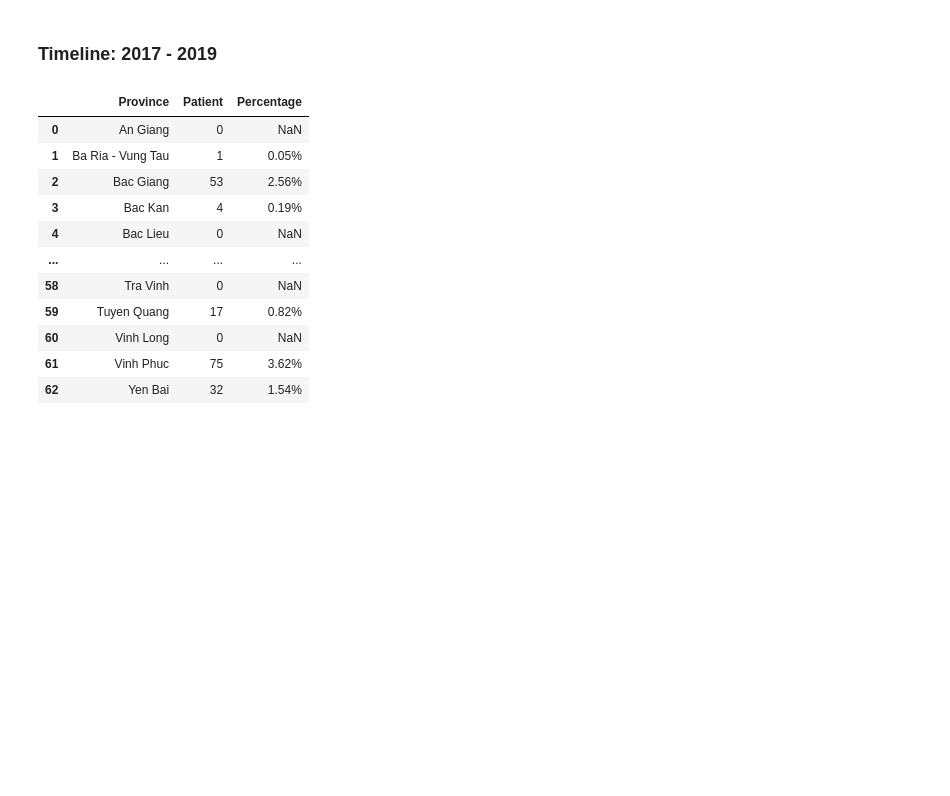
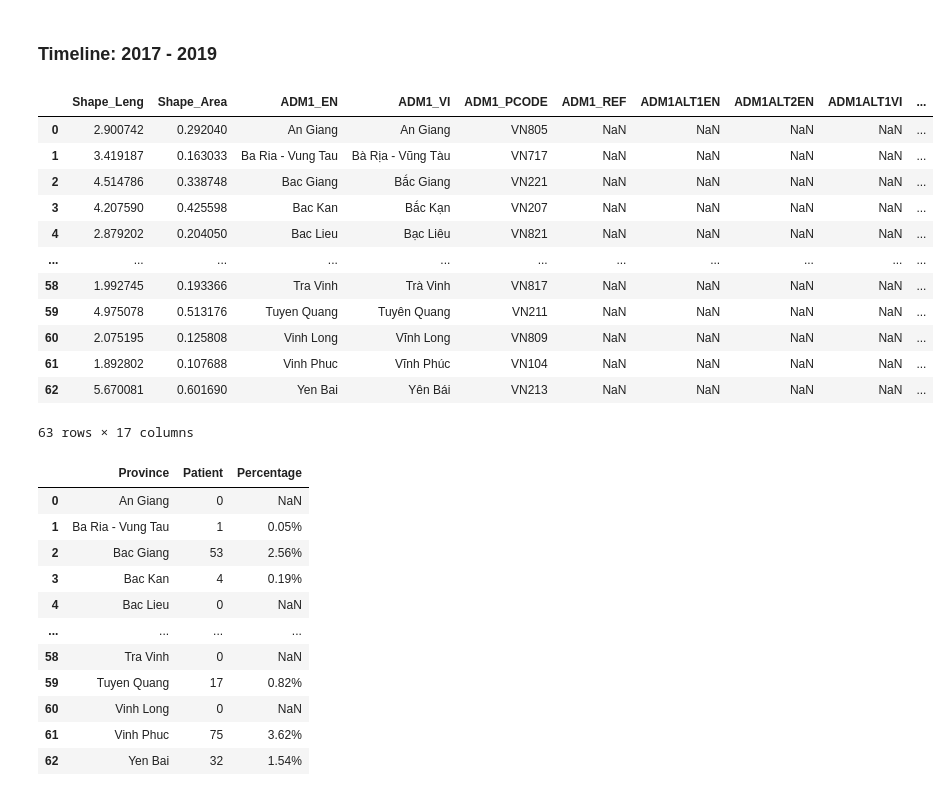
Before and after one commit to hung3a8/nhp-measles-analyse, a Jupyter notebook: Notebooks/Analyze/graph_and_map.ipynb, the cells around one changed output. Drawn from its saved outputs; the diff is of its cells as text; code cells hidden in the pictures; blank space fills up the shorter version.

```diff
--- a/Notebooks/Analyze/graph_and_map.ipynb
+++ b/Notebooks/Analyze/graph_and_map.ipynb
@@ -17,7 +17,22 @@ cmap = cmr.get_sub_cmap('Reds', 0.3, 1)
 # %%
 # Load the data
 df = pd.read_csv('../Data/province_stat.csv')
 gdf = gpd.read_file('../Data/vnm_admbnda_adm1_gov_20201027.shp')
+gdf
+# %% [output]
+|  | Shape_Leng | Shape_Area | ADM1_EN | ADM1_VI | ADM1_PCODE | ADM1_REF | ADM1ALT1EN | ADM1ALT2EN | ADM1ALT1VI | ... |
+| 0 | 2.900742 | 0.292040 | An Giang | An Giang | VN805 | NaN | NaN | NaN | NaN | ... |
+| 1 | 3.419187 | 0.163033 | Ba Ria - Vung Tau | Bà Rịa - Vũng Tàu | VN717 | NaN | NaN | NaN | NaN | ... |
+| 2 | 4.514786 | 0.338748 | Bac Giang | Bắc Giang | VN221 | NaN | NaN | NaN | NaN | ... |
+| 3 | 4.207590 | 0.425598 | Bac Kan | Bắc Kạn | VN207 | NaN | NaN | NaN | NaN | ... |
+| 4 | 2.879202 | 0.204050 | Bac Lieu | Bạc Liêu | VN821 | NaN | NaN | NaN | NaN | ... |
+| ... | ... | ... | ... | ... | ... | ... | ... | ... | ... | ... |
+| 58 | 1.992745 | 0.193366 | Tra Vinh | Trà Vinh | VN817 | NaN | NaN | NaN | NaN | ... |
+| 59 | 4.975078 | 0.513176 | Tuyen Quang | Tuyên Quang | VN211 | NaN | NaN | NaN | NaN | ... |
+| 60 | 2.075195 | 0.125808 | Vinh Long | Vĩnh Long | VN809 | NaN | NaN | NaN | NaN | ... |
+| 61 | 1.892802 | 0.107688 | Vinh Phuc | Vĩnh Phúc | VN104 | NaN | NaN | NaN | NaN | ... |
+| 62 | 5.670081 | 0.601690 | Yen Bai | Yên Bái | VN213 | NaN | NaN | NaN | NaN | ... |
+63 rows × 17 columns
 # %%
 # Some provinces missing the 'city' suffix. We may hardcode it here.
 
```
Also changed, not shown: parts of 11 cells of this notebook.
